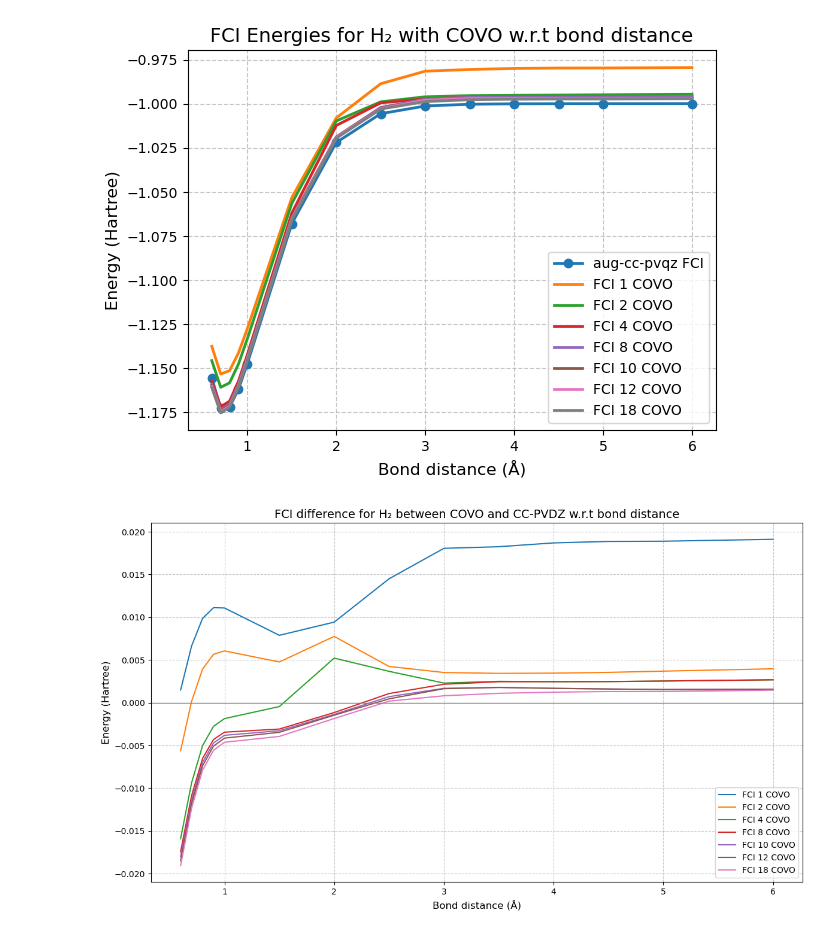
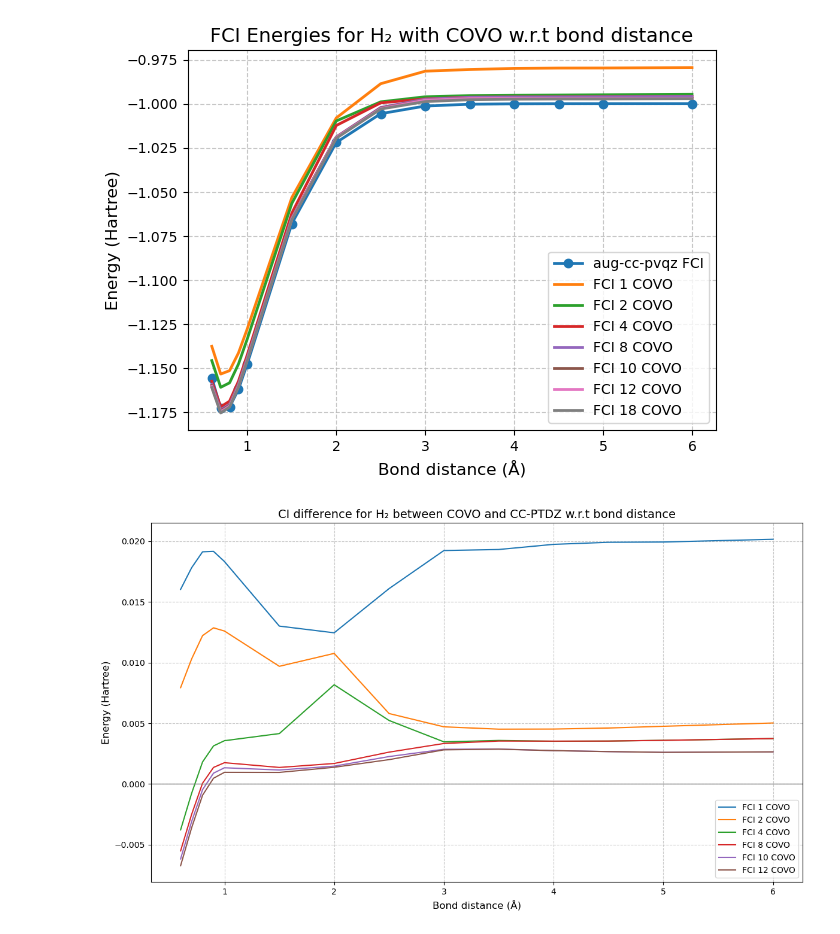
Before and after one commit to MQSdk/Qiskit-NWChem-Driver, a Jupyter notebook: notebooks/slow_nwchem_H2.ipynb, the cells around one changed output. Drawn from its saved outputs; the diff is of its cells as text; code cells hidden in the pictures.

```diff
--- a/notebooks/slow_nwchem_H2.ipynb
+++ b/notebooks/slow_nwchem_H2.ipynb
@@ -258,7 +258,10 @@ for base in (basis):
             "N_orb": norb_fci
         }
         print(f"Base: {base}, Distance: {distance} Å, HF: {energy_HF:.8f}, FCI: {energy_fci:.8f}, N_orb: {norb_fci:.8f}")
-
+        print()
+        print(f"\nHF Molecular Orbitals (mo_coeff) for Base: {base}, Distance: {distance} Å")
+        print("MO Coefficients (rows: AO, columns: MO):")
+        print(np.round(mf.mo_coeff, decimals=4))
         for ncas in active_spaces:
             if ncas <= norb_fci:
                 mycas = mf.CASSCF(ncas, 2)
@@ -272,9 +275,13 @@ for base in (basis):
                 results[base][distance][f"CASSCF_{ncas}"] = energy_casscf
 
                 print(f"Base: {base}, Distance: {distance} Å, CASSCF({2},{ncas}): {energy_casscf:.8f}")
+                print()
+                print(f"\nCASSCF(2,{ncas}) Molecular Orbitals (mo_coeff) for Base: {base}, Distance: {distance} Å")
+                print("MO Coefficients (rows: AO, columns: MO):")
+                print(np.round(mycas.mo_coeff, decimals=4))
 
 
-output_file = "energies_h2_atomic.json"
+output_file = "energies_h2_atomic_jeje.json"
 try:
     with open(output_file, 'w') as f:
         json.dump(results, f, indent=4)
@@ -766,25 +726,25 @@ plt.show()
 # %%
 errors_uccsd_H2 = {}
 errors_fci_H2 = {}
 
-energia_fci = [energies_h2_atomic['cc-pvdz'][str(d)]["FCI"] for d in distancias]
+energia_fci = [energies_h2_atomic['cc-pvtz'][str(d)]["FCI"] for d in distancias]
 energia_fci=np.array(energia_fci)
 plt.figure(figsize=(12, 7))
 
 for covo in energies_covo_H2:
-    errors_fci_H2[covo] = (energies_covo_H2[covo][2] - energia_fci)/np.abs(energia_fci)
+    errors_fci_H2[covo] = (energies_covo_H2[covo][2] - energia_fci)
     plt.plot(energies_covo_H2[covo][0], errors_fci_H2[covo],  label=f'FCI {covo} COVO')
 
 plt.axhline(0, color='gray', linestyle='-', linewidth=1)
 
 plt.xlabel('Bond distance (Å)', fontsize=12)
 plt.ylabel('Energy (Hartree)',fontsize=12)
-plt.title('FCI difference for H₂ between COVO and CC-PVDZ w.r.t bond distance',fontsize=14)
+plt.title('CI difference for H₂ between COVO and CC-PTDZ w.r.t bond distance',fontsize=14)
 plt.legend(fontsize=10, loc='best')
 plt.grid(True, linestyle='--', alpha=0.7)
 #plt.ylim([-1.18,-0.8])
 plt.tight_layout()
 plt.savefig("error_covo_pvdz_H2.png", dpi=300, bbox_inches='tight')
 plt.show()
 # %% [output]
-[figure, old version]
+[figure, new version]
```
Also changed, not shown: parts of 13 cells of this notebook, 7 other files.
